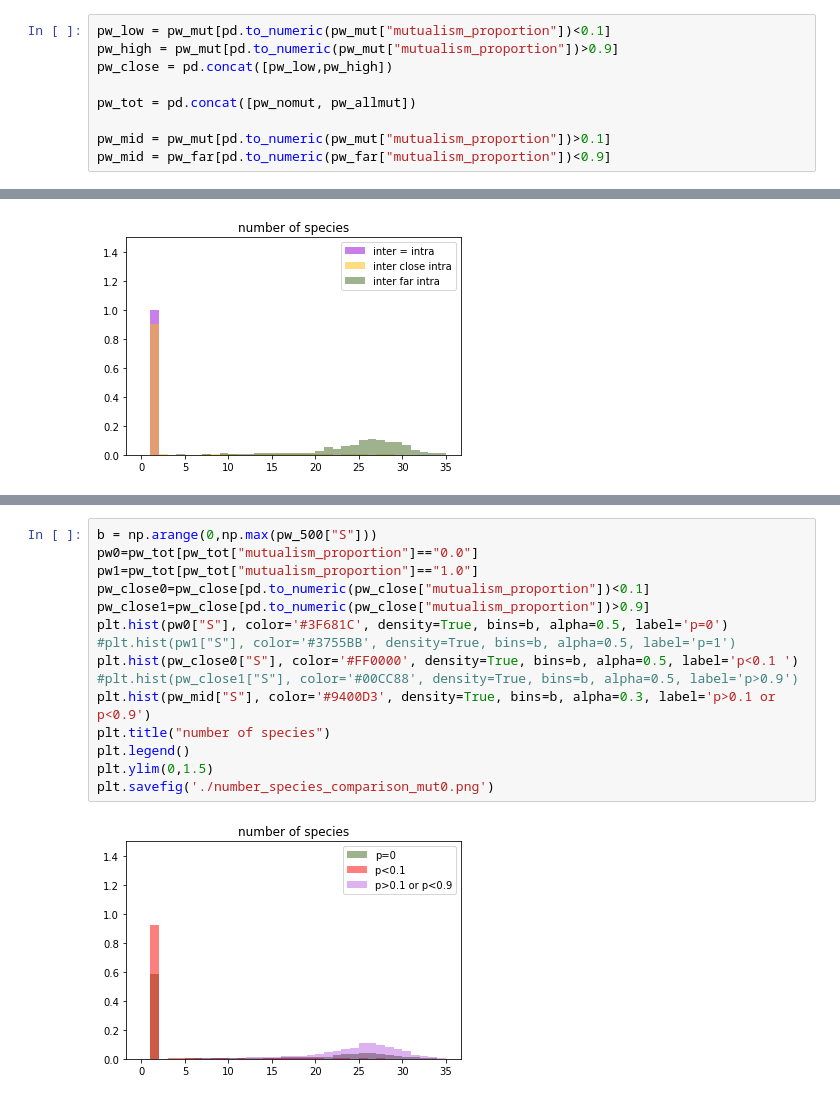
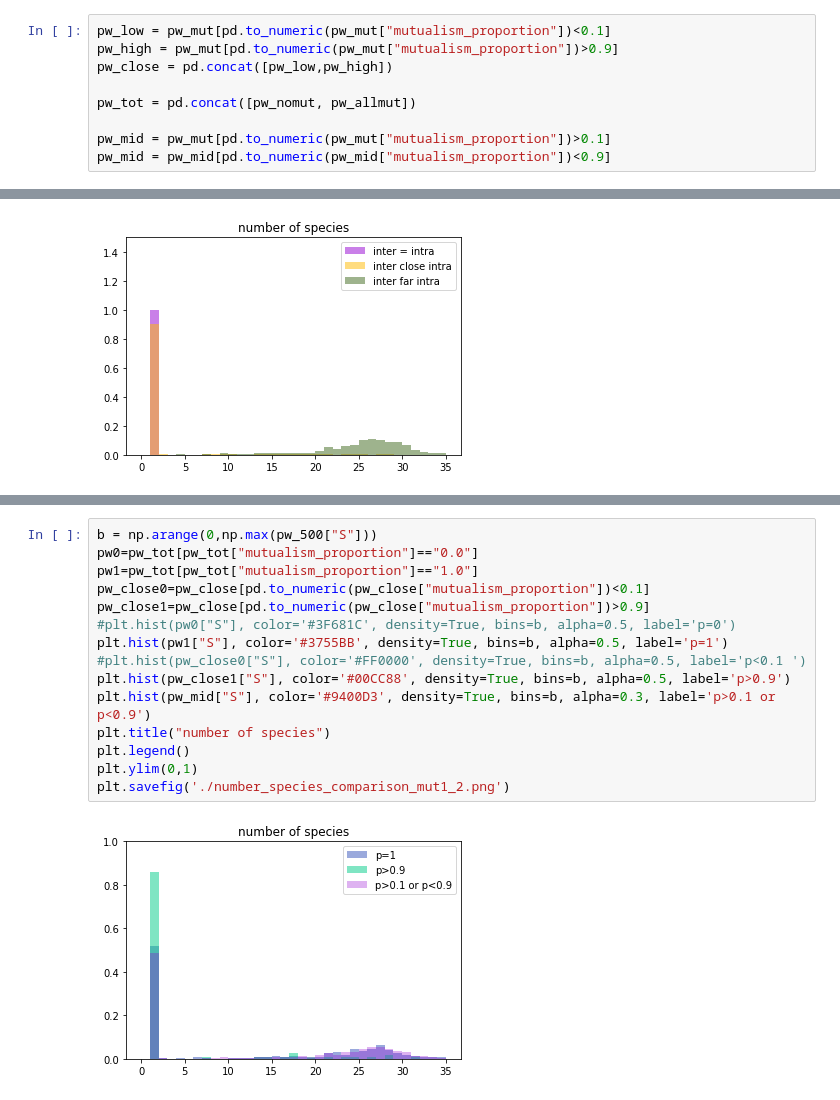
Before and after one commit to messDiv/MESS, a Jupyter notebook: global_analysis.ipynb, the cells around one changed output, grey strips where cells are left out. Drawn from its saved outputs; the diff is of its cells as text.

```diff
--- a/global_analysis.ipynb
+++ b/global_analysis.ipynb
@@ -145,7 +198,7 @@ pw_close = pd.concat([pw_low,pw_high])
 pw_tot = pd.concat([pw_nomut, pw_allmut])
 
 pw_mid = pw_mut[pd.to_numeric(pw_mut["mutualism_proportion"])>0.1]
-pw_mid = pw_far[pd.to_numeric(pw_far["mutualism_proportion"])<0.9]
+pw_mid = pw_mid[pd.to_numeric(pw_mid["mutualism_proportion"])<0.9]
 # %%
 #light yellow is no mutualism
 #green is with mutualism
@@ -250,17 +346,17 @@ plt.savefig('./number_species_comparison_term.png')
 # %%
 b = np.arange(0,np.max(pw_500["S"]))
 pw0=pw_tot[pw_tot["mutualism_proportion"]=="0.0"]
 pw1=pw_tot[pw_tot["mutualism_proportion"]=="1.0"]
 pw_close0=pw_close[pd.to_numeric(pw_close["mutualism_proportion"])<0.1]
 pw_close1=pw_close[pd.to_numeric(pw_close["mutualism_proportion"])>0.9]
-plt.hist(pw0["S"], color='#3F681C', density=True, bins=b, alpha=0.5, label='p=0')
-#plt.hist(pw1["S"], color='#3755BB', density=True, bins=b, alpha=0.5, label='p=1')
-plt.hist(pw_close0["S"], color='#FF0000', density=True, bins=b, alpha=0.5, label='p<0.1 ')
-#plt.hist(pw_close1["S"], color='#00CC88', density=True, bins=b, alpha=0.5, label='p>0.9')
+#plt.hist(pw0["S"], color='#3F681C', density=True, bins=b, alpha=0.5, label='p=0')
+plt.hist(pw1["S"], color='#3755BB', density=True, bins=b, alpha=0.5, label='p=1')
+#plt.hist(pw_close0["S"], color='#FF0000', density=True, bins=b, alpha=0.5, label='p<0.1 ')
+plt.hist(pw_close1["S"], color='#00CC88', density=True, bins=b, alpha=0.5, label='p>0.9')
 plt.hist(pw_mid["S"], color='#9400D3', density=True, bins=b, alpha=0.3, label='p>0.1 or p<0.9')
 plt.title("number of species")
 plt.legend()
-plt.ylim(0,1.5)
-plt.savefig('./number_species_comparison_mut0.png')
+plt.ylim(0,1)
+plt.savefig('./number_species_comparison_mut1_2.png')
 # %% [output]
-[figure, old version]
+[figure, new version]
```
Also changed, not shown: parts of 18 cells of this notebook, 2 other files.
